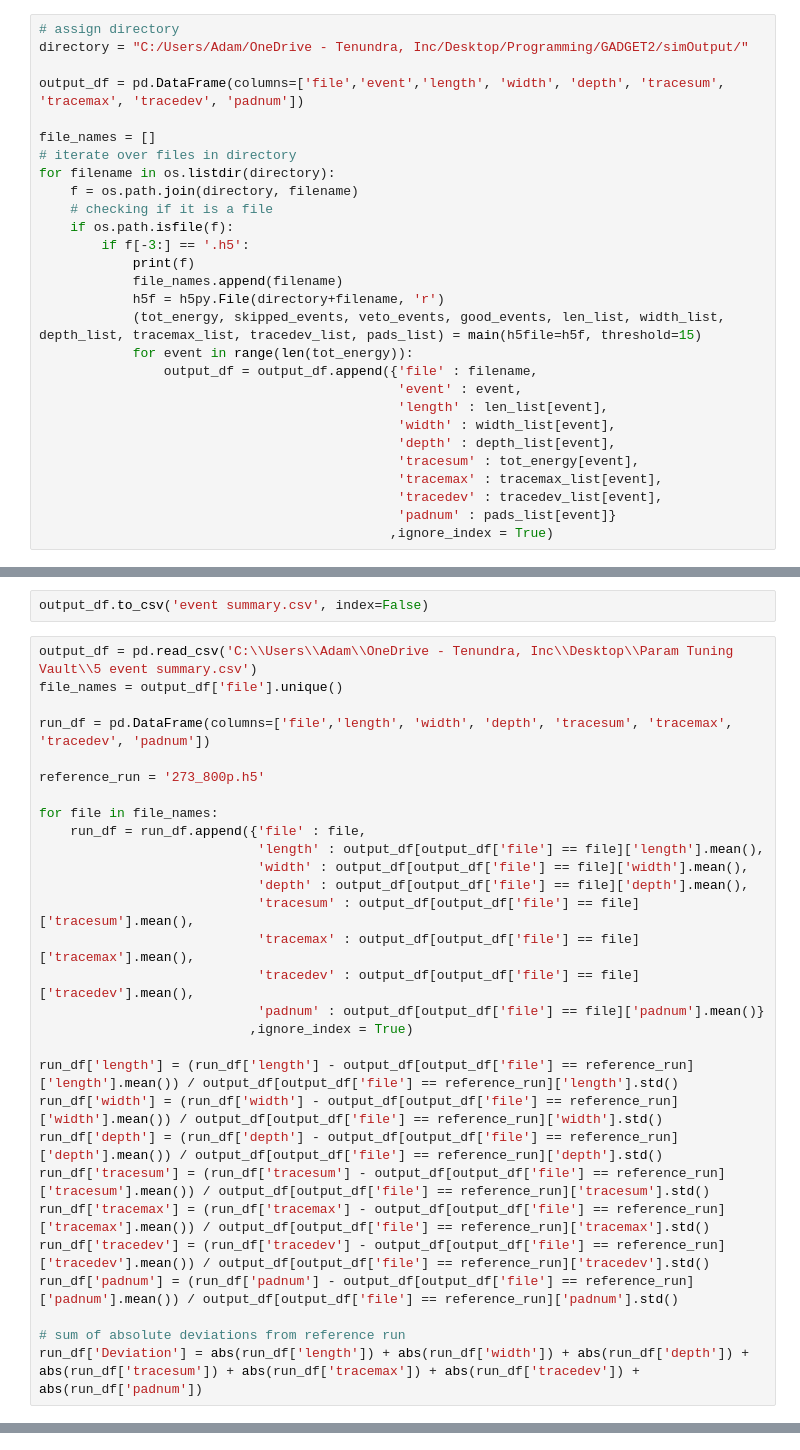
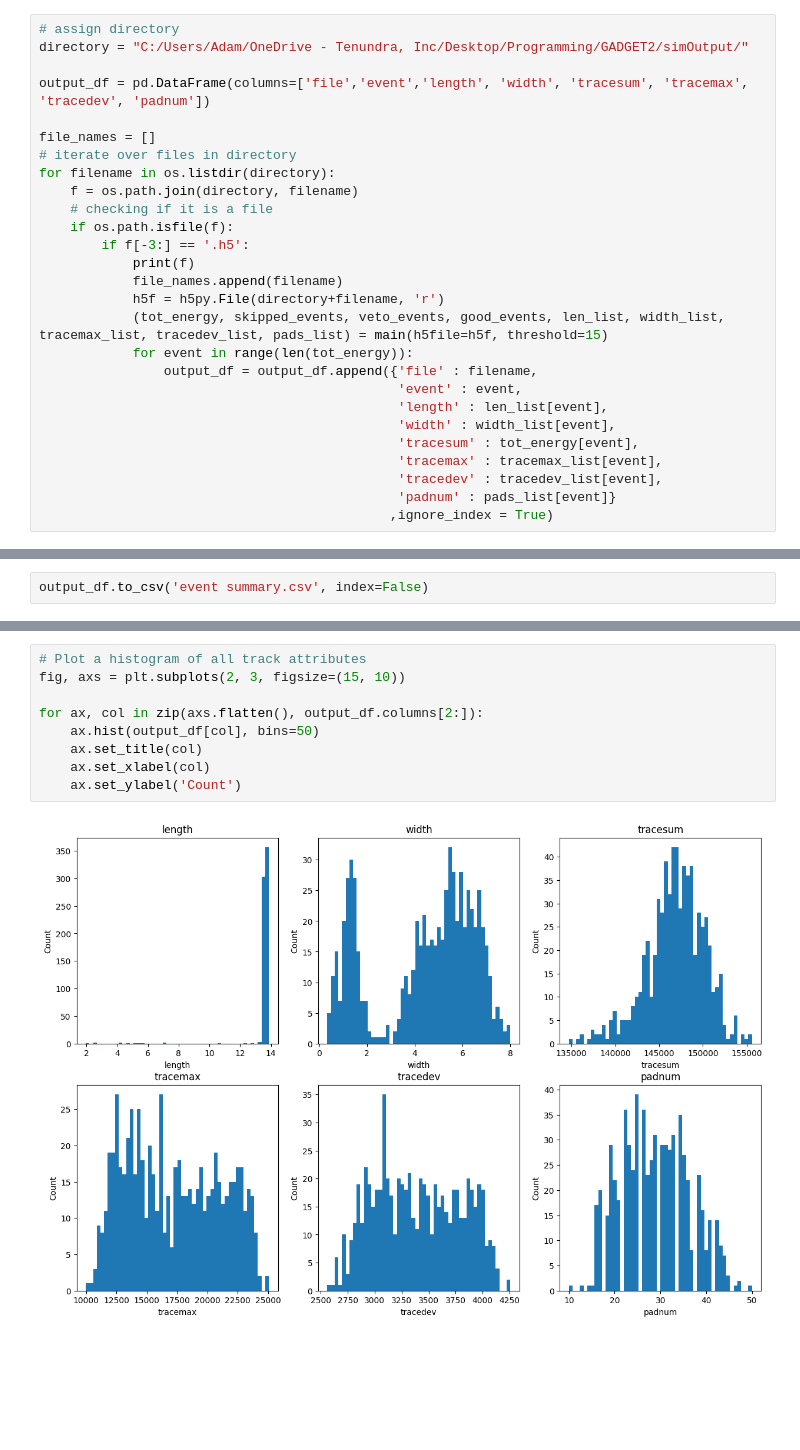
Before and after one commit to Jaros24/GAPA, a Jupyter notebook: Analysis/numerical.ipynb, the cells around one changed output, grey strips where cells are left out. Saved outputs shown, nothing was run; the diff lists cells and outputs as text; blank space fills up the shorter version.

Commit message:
fishtank compatibility and user friendliness

```diff
--- a/Analysis/numerical.ipynb
+++ b/Analysis/numerical.ipynb
@@ -183,7 +283,7 @@ def main(h5file, threshold):
 # assign directory
 directory = "C:/Users/Adam/OneDrive - Tenundra, Inc/Desktop/Programming/GADGET2/simOutput/"
 
-output_df = pd.DataFrame(columns=['file','event','length', 'width', 'depth', 'tracesum', 'tracemax', 'tracedev', 'padnum'])
+output_df = pd.DataFrame(columns=['file','event','length', 'width', 'tracesum', 'tracemax', 'tracedev', 'padnum'])
 
 file_names = []
 # iterate over files in directory
@@ -195,13 +295,12 @@ for filename in os.listdir(directory):
             print(f)
             file_names.append(filename)
             h5f = h5py.File(directory+filename, 'r')
-            (tot_energy, skipped_events, veto_events, good_events, len_list, width_list, depth_list, tracemax_list, tracedev_list, pads_list) = main(h5file=h5f, threshold=15)
+            (tot_energy, skipped_events, veto_events, good_events, len_list, width_list, tracemax_list, tracedev_list, pads_list) = main(h5file=h5f, threshold=15)
             for event in range(len(tot_energy)):
                 output_df = output_df.append({'file' : filename,
                                               'event' : event,
                                               'length' : len_list[event],
                                               'width' : width_list[event],
-                                              'depth' : depth_list[event],
                                               'tracesum' : tot_energy[event],
                                               'tracemax' : tracemax_list[event],
                                               'tracedev' : tracedev_list[event],
@@ -253,31 +329,2 @@ padnum:  100.24          14.518034761403946
 # %%
 output_df.to_csv('event summary.csv', index=False)
-# %%
-output_df = pd.read_csv('C:\\Users\\Adam\\OneDrive - Tenundra, Inc\\Desktop\\Param Tuning Vault\\5 event summary.csv')
-file_names = output_df['file'].unique()
-
-run_df = pd.DataFrame(columns=['file','length', 'width', 'depth', 'tracesum', 'tracemax', 'tracedev', 'padnum'])
-
-reference_run = '273_800p.h5'
-
-for file in file_names:
-    run_df = run_df.append({'file' : file,
-                            'length' : output_df[output_df['file'] == file]['length'].mean(),
-                            'width' : output_df[output_df['file'] == file]['width'].mean(),
-                            'depth' : output_df[output_df['file'] == file]['depth'].mean(),
-                            'tracesum' : output_df[output_df['file'] == file]['tracesum'].mean(),
-                            'tracemax' : output_df[output_df['file'] == file]['tracemax'].mean(),
-                            'tracedev' : output_df[output_df['file'] == file]['tracedev'].mean(),
-                            'padnum' : output_df[output_df['file'] == file]['padnum'].mean()}
-                           ,ignore_index = True)
-
-run_df['length'] = (run_df['length'] - output_df[output_df['file'] == reference_run]['length'].mean()) / output_df[output_df['file'] == reference_run]['length'].std()
-run_df['width'] = (run_df['width'] - output_df[output_df['file'] == reference_run]['width'].mean()) / output_df[output_df['file'] == reference_run]['width'].std()
-run_df['depth'] = (run_df['depth'] - output_df[output_df['file'] == reference_run]['depth'].mean()) / output_df[output_df['file'] == reference_run]['depth'].std()
-run_df['tracesum'] = (run_df['tracesum'] - output_df[output_df['file'] == reference_run]['tracesum'].mean()) / output_df[output_df['file'] == reference_run]['tracesum'].std()
-run_df['tracemax'] = (run_df['tracemax'] - output_df[output_df['file'] == reference_run]['tracemax'].mean()) / output_df[output_df['file'] == reference_run]['tracemax'].std()
-run_df['tracedev'] = (run_df['tracedev'] - output_df[output_df['file'] == reference_run]['tracedev'].mean()) / output_df[output_df['file'] == reference_run]['tracedev'].std()
-run_df['padnum'] = (run_df['padnum'] - output_df[output_df['file'] == reference_run]['padnum'].mean()) / output_df[output_df['file'] == reference_run]['padnum'].std()
-
-# sum of absolute deviations from reference run
-run_df['Deviation'] = abs(run_df['length']) + abs(run_df['width']) + abs(run_df['depth']) + abs(run_df['tracesum']) + abs(run_df['tracemax']) + abs(run_df['tracedev']) + abs(run_df['padnum'])
@@ -385,0 +331,11 @@ params[params['Sim'] == 'tuning4protons74-800p']
+# %%
+# Plot a histogram of all track attributes
+fig, axs = plt.subplots(2, 3, figsize=(15, 10))
+
+for ax, col in zip(axs.flatten(), output_df.columns[2:]):
+    ax.hist(output_df[col], bins=50)
+    ax.set_title(col)
+    ax.set_xlabel(col)
+    ax.set_ylabel('Count')
+# %% [output]
+[figure, added]
```
Also changed, not shown: parts of 18 cells of this notebook, 5 other files.
